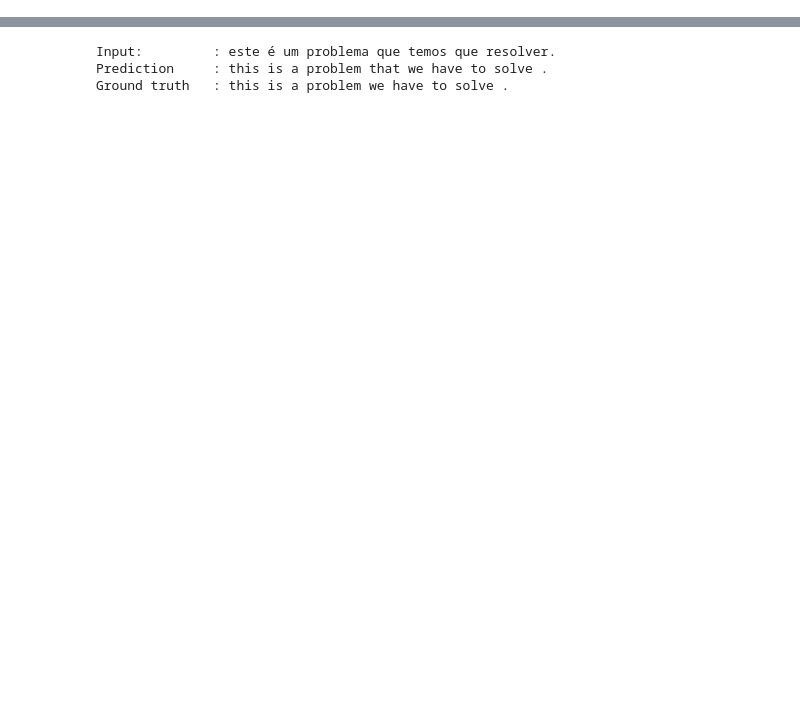
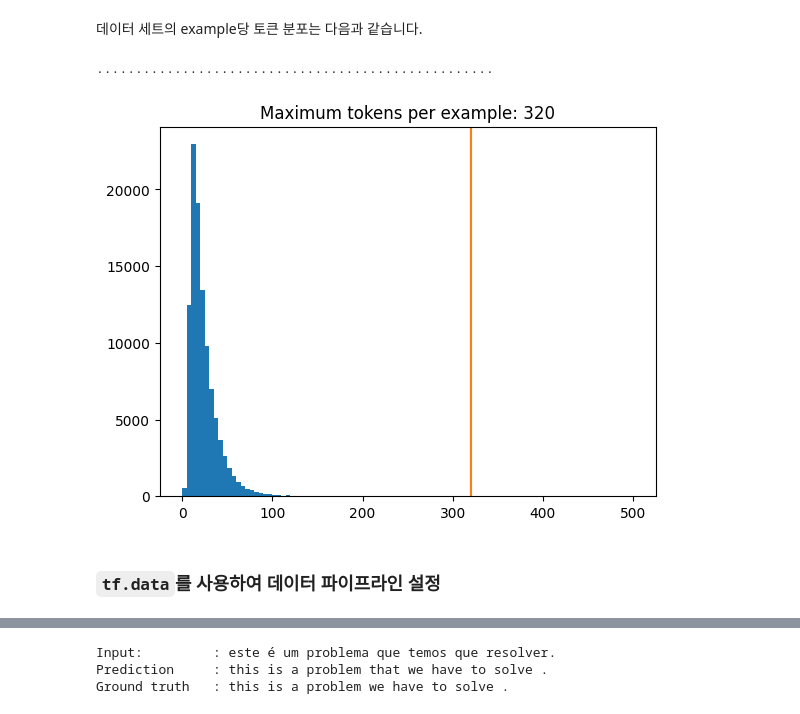
Before and after one commit to ironmanciti/NLP_Lecture, a Jupyter notebook: 130_transformer.ipynb, the cells around one changed output, grey strips where cells are left out. Cells and saved outputs as stored; diff of their text form; code cells hidden in the pictures; blank space fills up the shorter version.

```diff
--- a/130_transformer.ipynb
+++ b/130_transformer.ipynb
@@ -60,8 +0,0 @@ dataset 은 약 50000 개의 training example 과 1100 개의 validation example
-# %%
-examples, metadata = tfds.load('ted_hrlr_translate/pt_to_en', with_info=True,
-                               as_supervised=True)
-train_examples, val_examples = examples['train'], examples['validation']
-
-print(examples)
-print("=" * 80)
-print(metadata)
@@ -908,0 +53,8 @@ transformer  기본 모델에 사용 된 값은; *num_layers=6*, *d_model = 512*
+# %%
+# 'ted_hrlr_translate/pt_to_en' 데이터셋 로드
+examples, metadata = tfds.load('ted_hrlr_translate/pt_to_en',
+                               with_info=True,
+                               as_supervised=True)
+
+# 훈련 및 검증 예제 분리
+train_examples, val_examples = examples['train'], examples['validation']
@@ -908,0 +183,37 @@ transformer  기본 모델에 사용 된 값은; *num_layers=6*, *d_model = 512*
+# %% [markdown]
+데이터 세트의 example당 토큰 분포는 다음과 같습니다.
+# %%
+# 포르투갈어와 영어 문장들의 토큰 개수를 저장할 리스트
+lengths = []
+
+# 훈련 데이터셋의 배치를 순회하며 토큰 개수 계산
+for pt_examples, en_examples in train_examples.batch(1024):
+  # 포르투갈어 문장 토큰화 및 토큰 개수 저장
+  pt_tokens = tokenizers.pt.tokenize(pt_examples)
+  lengths.append(pt_tokens.row_lengths())
+
+  # 영어 문장 토큰화 및 토큰 개수 저장
+  en_tokens = tokenizers.en.tokenize(en_examples)
+  lengths.append(en_tokens.row_lengths())
+
+  print('.', end='', flush=True)  # 진행 상태 표시
+# %% [output]
+...................................................
+# %%
+# 모든 토큰 개수를 하나의 배열로 결합
+all_lengths = np.concatenate(lengths)
+
+# 히스토그램으로 토큰 개수 분포 시각화
+plt.hist(all_lengths, np.linspace(0, 500, 101))
+plt.ylim(plt.ylim())
+
+# 가장 긴 문장의 토큰 개수 표시
+max_length = max(all_lengths)
+plt.plot([max_length, max_length], plt.ylim())
+
+# 그래프 제목 설정
+plt.title(f'Maximum tokens per example: {max_length}');
+# %% [output]
+[figure, added]
+# %% [markdown]
+### `tf.data`를 사용하여 데이터 파이프라인 설정
```
Also changed, not shown: parts of 308 cells of this notebook, 21 other files.
